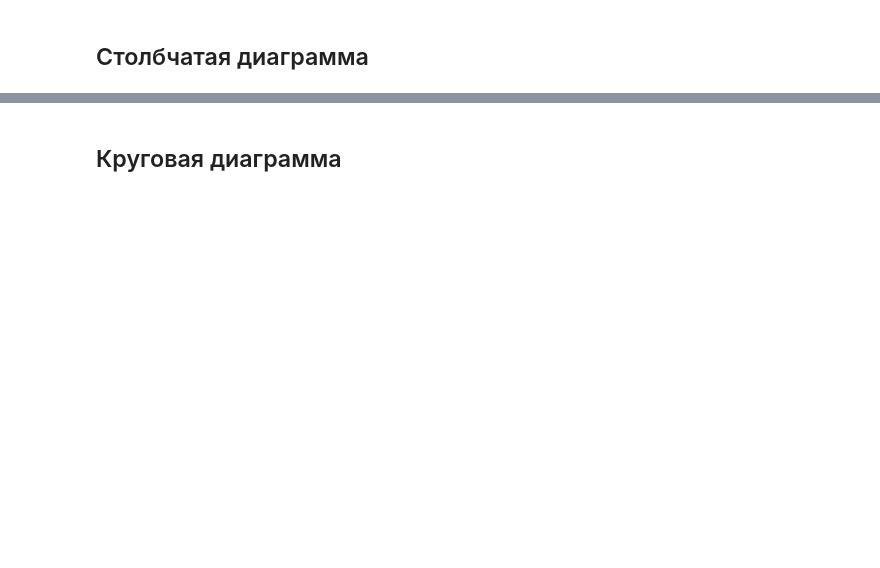
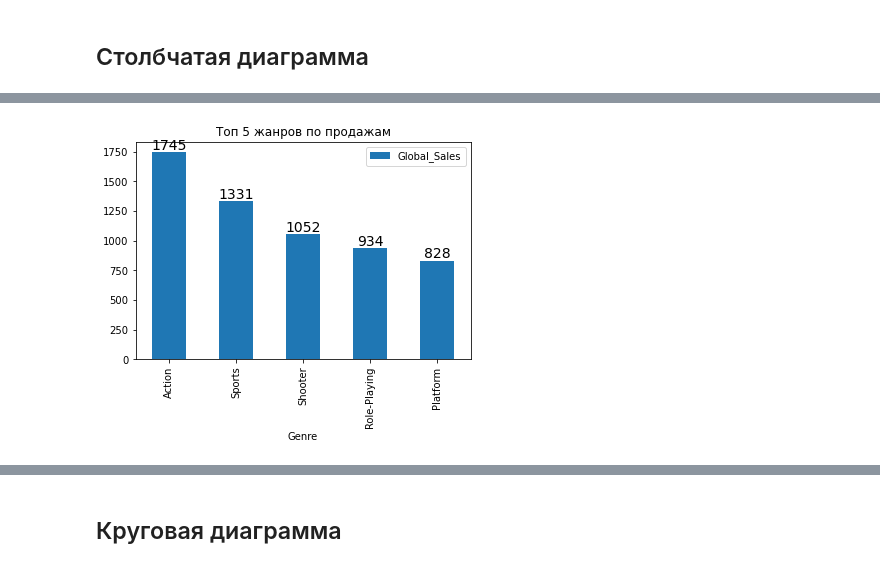
Before and after one commit to SergeyChernyaev/Python-Homeworks, a Jupyter notebook: STPY-39/Homeworks/02_Homework_(визуализация)/02_Homework_black.ipynb, the cells around one changed output, grey strips where cells are left out. Cells and saved outputs as stored; diff of their text form; code cells hidden in the pictures; blank space fills up the shorter version.

```diff
--- a/STPY-39/Homeworks/02_Homework_(визуализация)/02_Homework_black.ipynb
+++ b/STPY-39/Homeworks/02_Homework_(визуализация)/02_Homework_black.ipynb
@@ -730,11 +847,12 @@ games_by_platforms
 # %%
 # топ-5 жанров по продажам
 top5_genres = df[['Global_Sales', 'Genre']].groupby('Genre').sum().sort_values('Global_Sales', ascending=False).head(5)
-top5_genres.plot(kind='bar', title='Топ 5 жанров по продажам',
-                             xlabel='Платформа',
-                             ylabel='Количество игр')
+top5_genres.plot(kind='bar', title='Топ 5 жанров по продажам'
+                             )
 for i, val in enumerate(top5_genres.values):
     plt.text(i, val, int(val), horizontalalignment='center', verticalalignment='bottom', fontdict={'size':14})
+# %% [output]
+[figure, added]
 # %%
 # динамика продаж в разрезе регионов. Выглядит фигово
 dynamics_by_region.plot(kind='bar')
```
Also changed, not shown: parts of 20 cells of this notebook, 7 other files.
